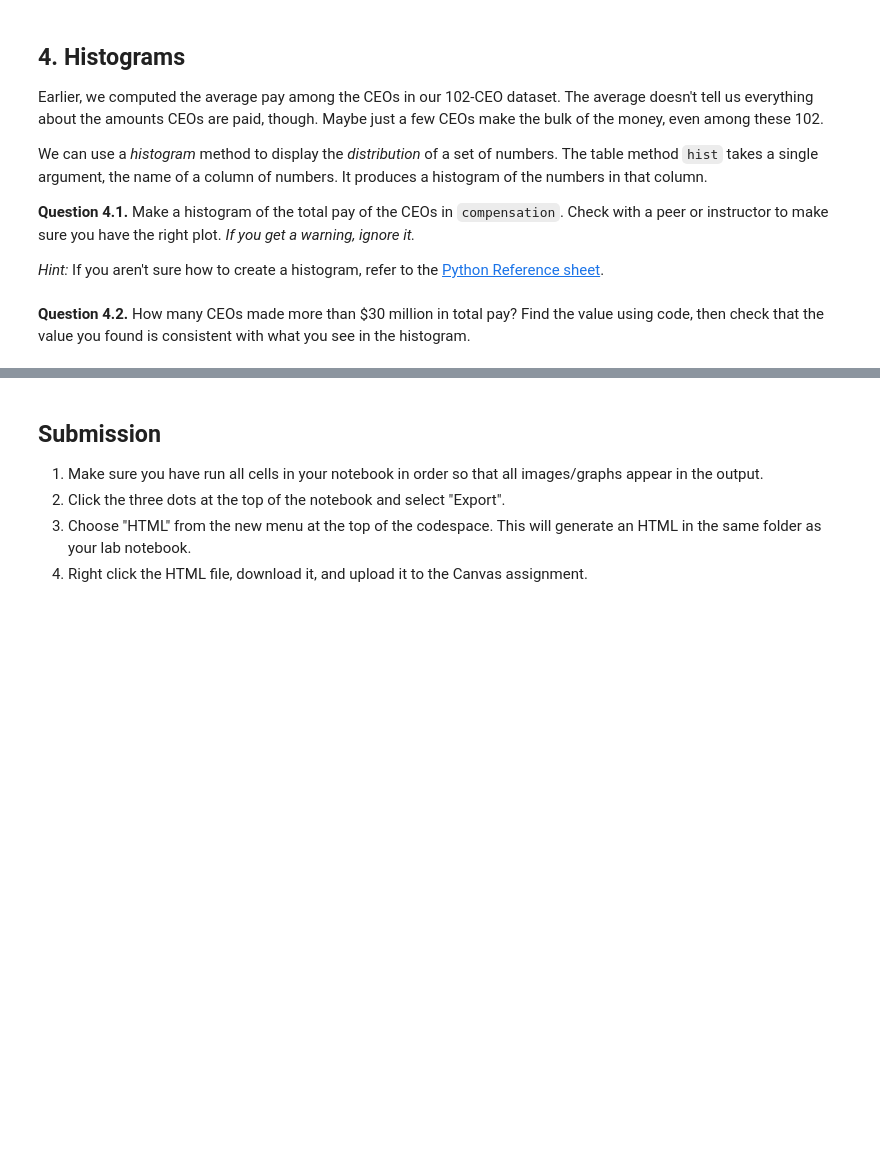
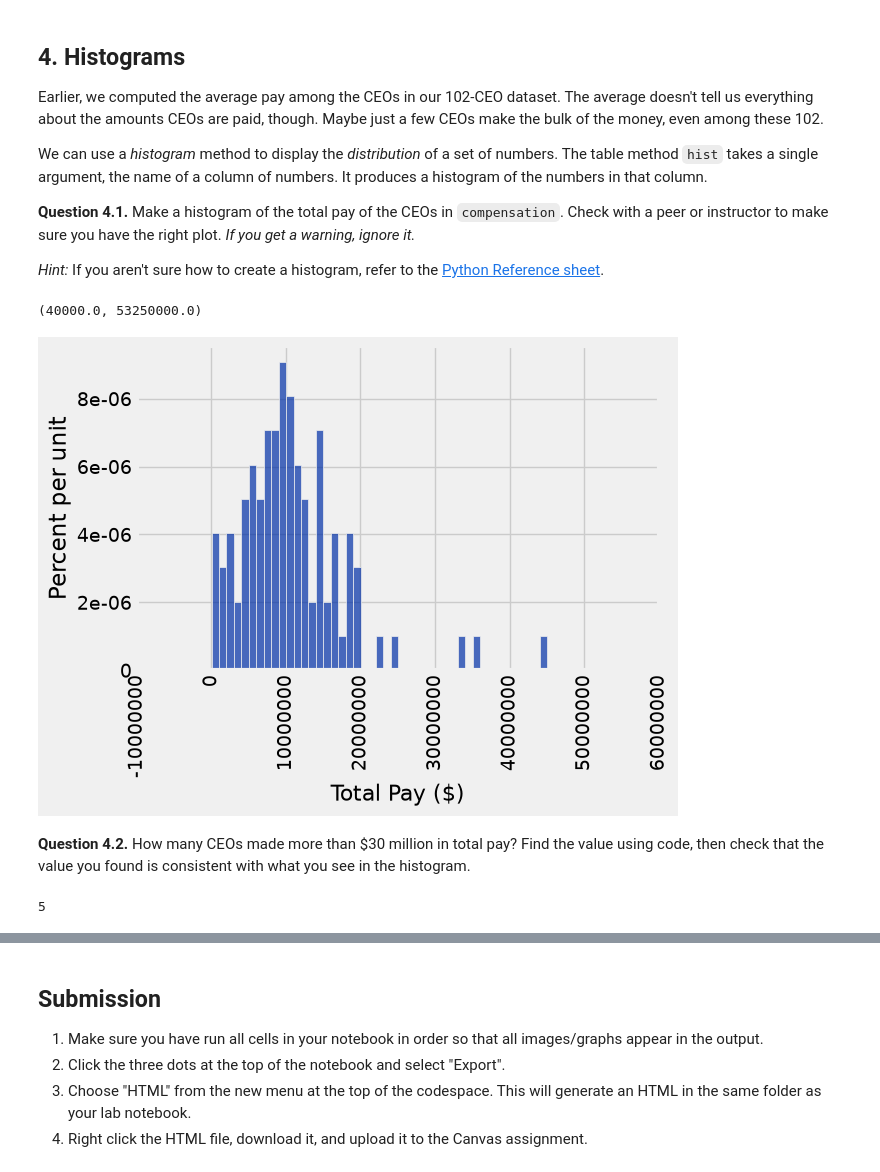
Before and after one commit to morreyy/ellwood-morrell-introF26, a Jupyter notebook: FOR GITHUB/Labs/Lab 4 - Functions/lab04.ipynb, the cells around one changed output, grey strips where cells are left out. Drawn from its saved outputs; the diff is of its cells as text; code cells hidden in the pictures; blank space fills up the shorter version.

```diff
--- a/FOR GITHUB/Labs/Lab 4 - Functions/lab04.ipynb
+++ b/FOR GITHUB/Labs/Lab 4 - Functions/lab04.ipynb
@@ -625,2 +611,11 @@ We can use a *histogram* method to display the *distribution* of a set of number
+# %%
+adj_tot = compensation.column('Total Pay ($)')
+min(adj_tot), max(adj_tot)
+# %% [output]
+(40000.0, 53250000.0)
+# %%
+compensation.hist('Total Pay ($)', bins=np.arange(30000, 53250000, 1000000))
+# %% [output]
+[figure, added]
 # %% [markdown]
 **Question 4.2.** How many CEOs made more than $30 million in total pay? Find the value using code, then check that the value you found is consistent with what you see in the histogram.
@@ -630,2 +622,7 @@ num_ceos_more_than_30_million_2
+# %%
+num_ceos_more_than_30_million_2 = compensation.where('Total Pay ($)', are.above(30000000)).num_rows
+num_ceos_more_than_30_million_2
+# %% [output]
+5
 # %%
 grader.check("q42")
```
Also changed, not shown: parts of 9 cells of this notebook, 2 other files.
